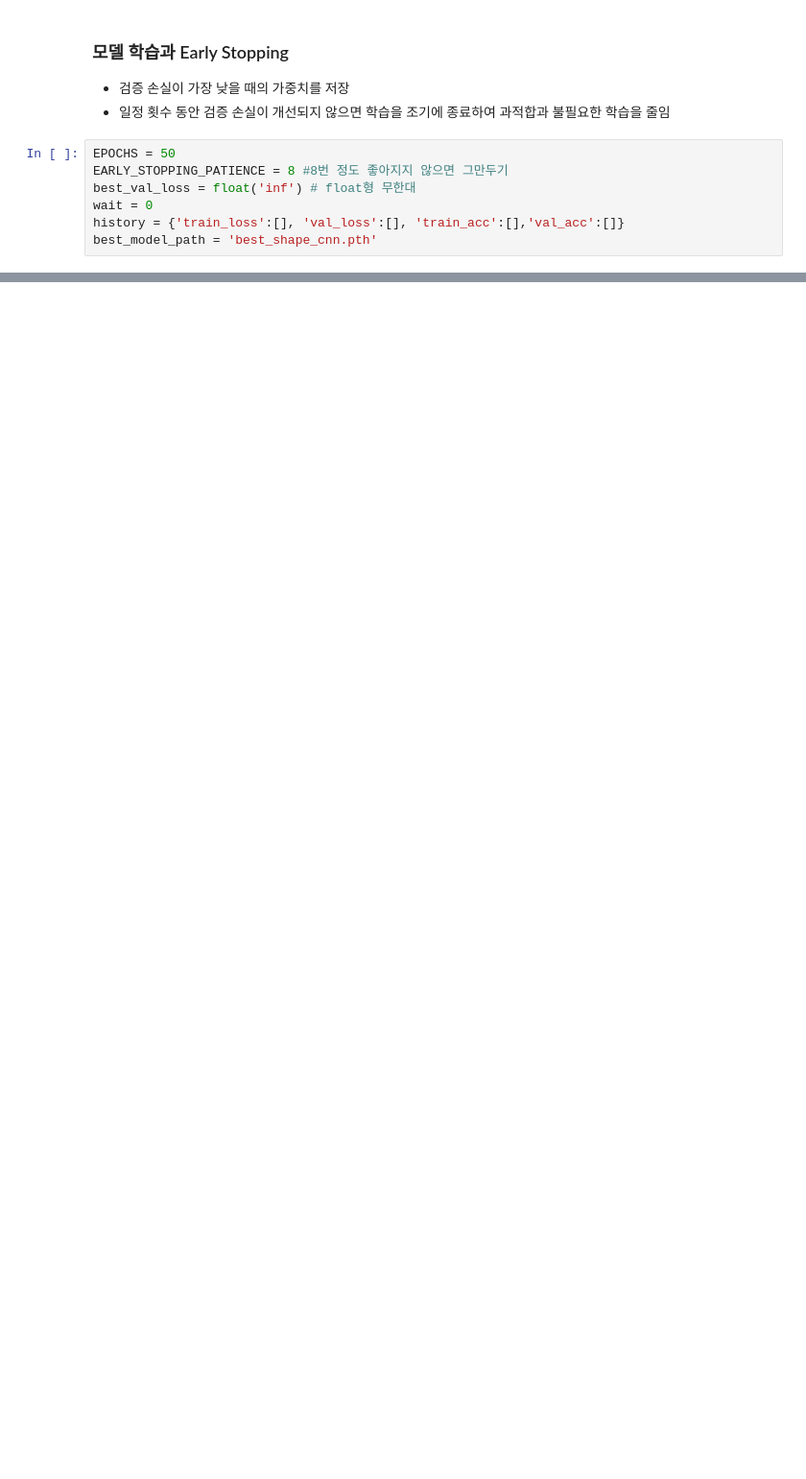
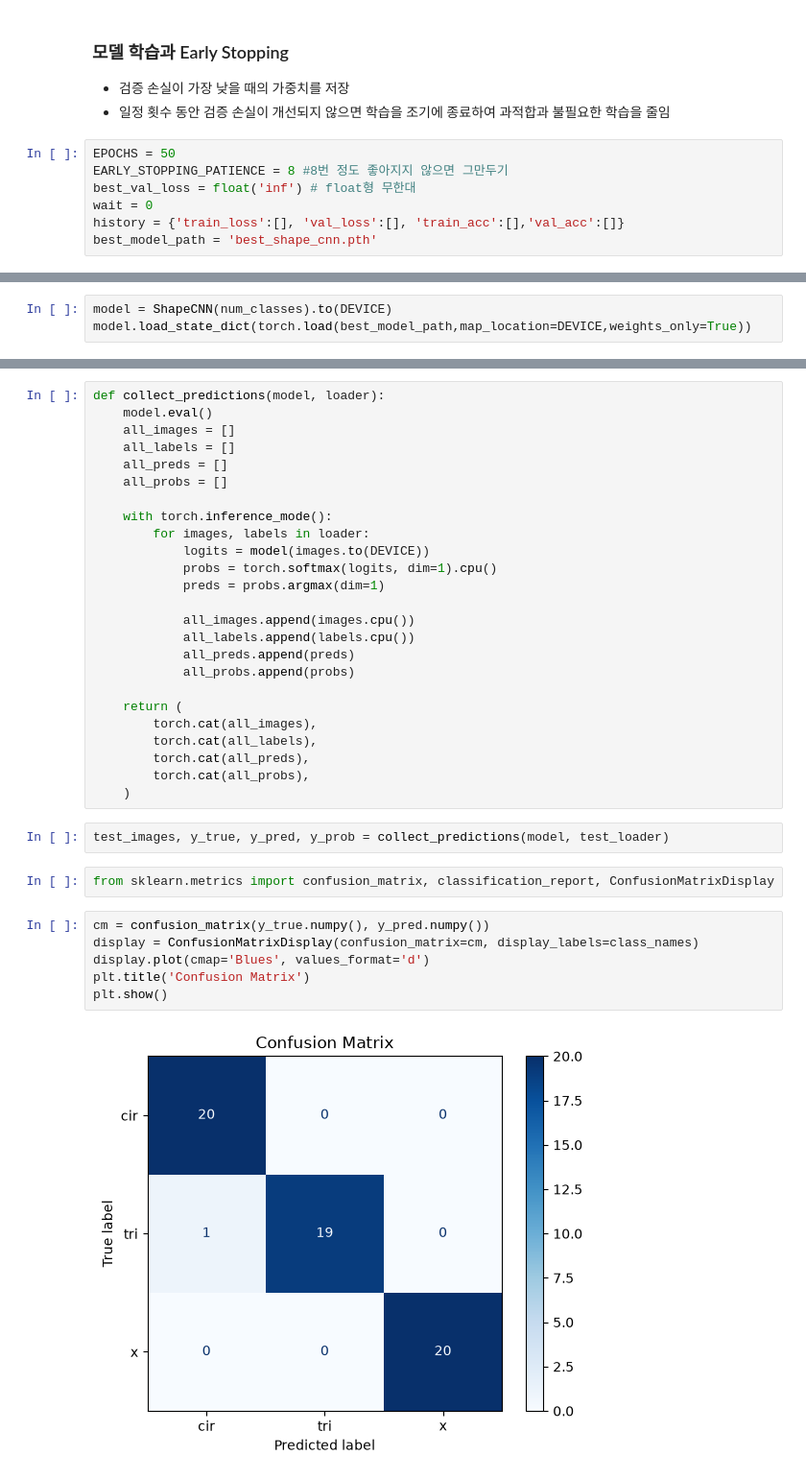
Before and after one commit to harwoon/10_ML_DL, a Jupyter notebook: 12_손글씨 도형 분류하기.ipynb, the cells around one changed output, grey strips where cells are left out. Shown at 96% size. Drawn from its saved outputs; the diff is of its cells as text; blank space fills up the shorter version.

```diff
--- a/12_손글씨 도형 분류하기.ipynb
+++ b/12_손글씨 도형 분류하기.ipynb
@@ -424,0 +533,3 @@ for epoch in range(1, EPOCHS+1):
+# %%
+model = ShapeCNN(num_classes).to(DEVICE)
+model.load_state_dict(torch.load(best_model_path,map_location=DEVICE,weights_only=True))
@@ -424,0 +550,37 @@ for epoch in range(1, EPOCHS+1):
+# %%
+def collect_predictions(model, loader):
+    model.eval()
+    all_images = []
+    all_labels = []
+    all_preds = []
+    all_probs = []
+
+    with torch.inference_mode():
+        for images, labels in loader:
+            logits = model(images.to(DEVICE))
+            probs = torch.softmax(logits, dim=1).cpu()
+            preds = probs.argmax(dim=1)
+
+            all_images.append(images.cpu())
+            all_labels.append(labels.cpu())
+            all_preds.append(preds)
+            all_probs.append(probs)
+
+    return (
+        torch.cat(all_images),
+        torch.cat(all_labels),
+        torch.cat(all_preds),
+        torch.cat(all_probs),
+    )
+# %%
+test_images, y_true, y_pred, y_prob = collect_predictions(model, test_loader)
+# %%
+from sklearn.metrics import confusion_matrix, classification_report, ConfusionMatrixDisplay
+# %%
+cm = confusion_matrix(y_true.numpy(), y_pred.numpy())
+display = ConfusionMatrixDisplay(confusion_matrix=cm, display_labels=class_names)
+display.plot(cmap='Blues', values_format='d')
+plt.title('Confusion Matrix')
+plt.show()
+# %% [output]
+[figure, added]
```
Also changed, not shown: parts of 16 cells of this notebook, 2 other files.
